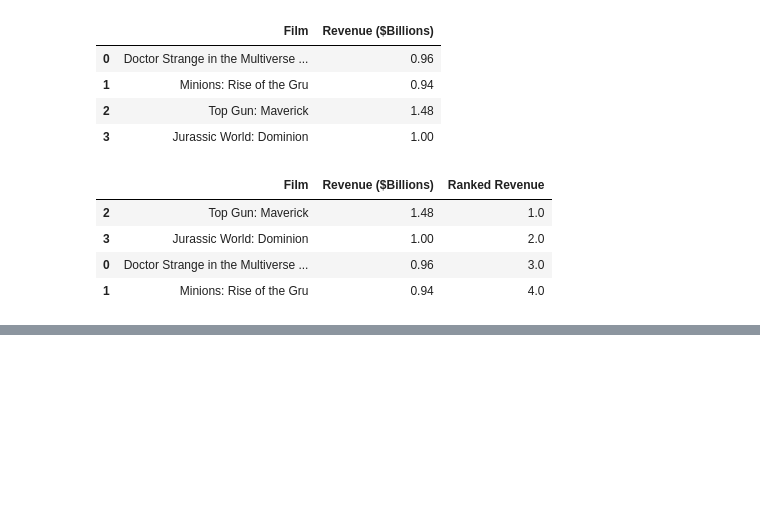
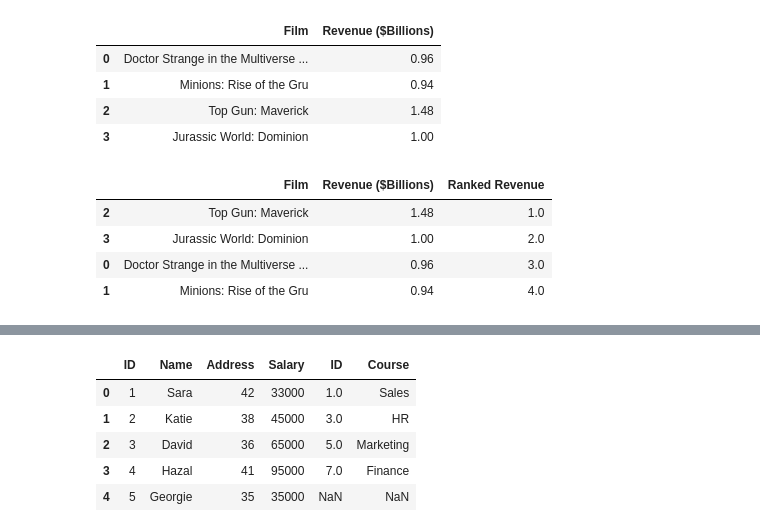
Before and after one commit to Abayrakdar/Testing, a Jupyter notebook: Week4_Python.ipynb, the cells around one changed output, grey strips where cells are left out. Cells and saved outputs as stored; diff of their text form; code cells hidden in the pictures; blank space fills up the shorter version.

```diff
--- a/Week4_Python.ipynb
+++ b/Week4_Python.ipynb
@@ -535,0 +609,12 @@ df_films.sort_values(["Ranked Revenue"],ascending=True)
+# %%
+# Concat function in Python is used to combine tables or dataframes together.
+concat_df=pd.concat([Employees,Department],axis=1) # axis is set to equal 1 means comcat along the column
+# while if axis is to 0 means concat along the rows.
+concat_df
+# %% [output]
+|  | ID | Name | Address | Salary | ID | Course |
+| 0 | 1 | Sara | 42 | 33000 | 1.0 | Sales |
+| 1 | 2 | Katie | 38 | 45000 | 3.0 | HR |
+| 2 | 3 | David | 36 | 65000 | 5.0 | Marketing |
+| 3 | 4 | Hazal | 41 | 95000 | 7.0 | Finance |
+| 4 | 5 | Georgie | 35 | 35000 | NaN | NaN |
```
Also changed, not shown: parts of 7 cells of this notebook.
